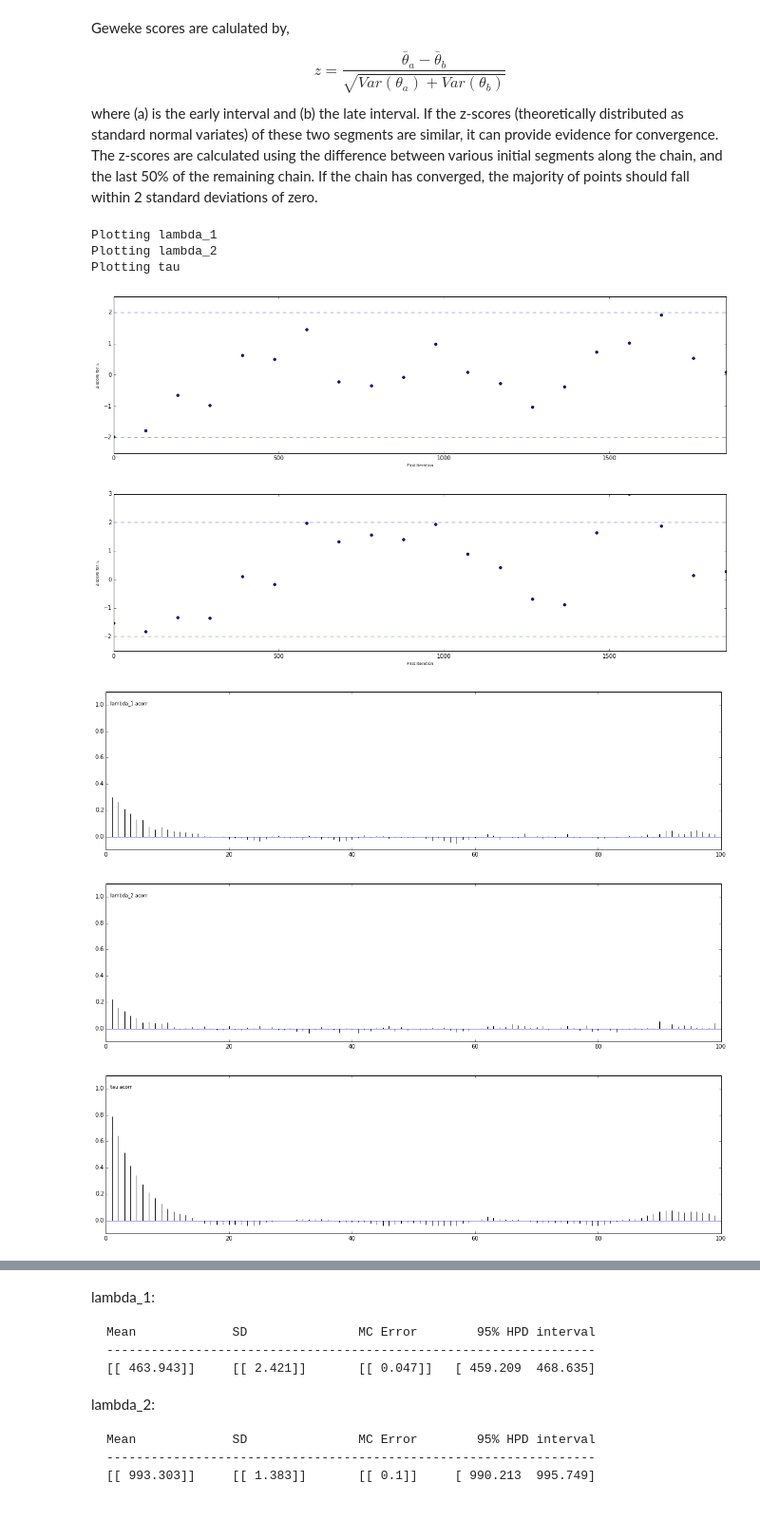
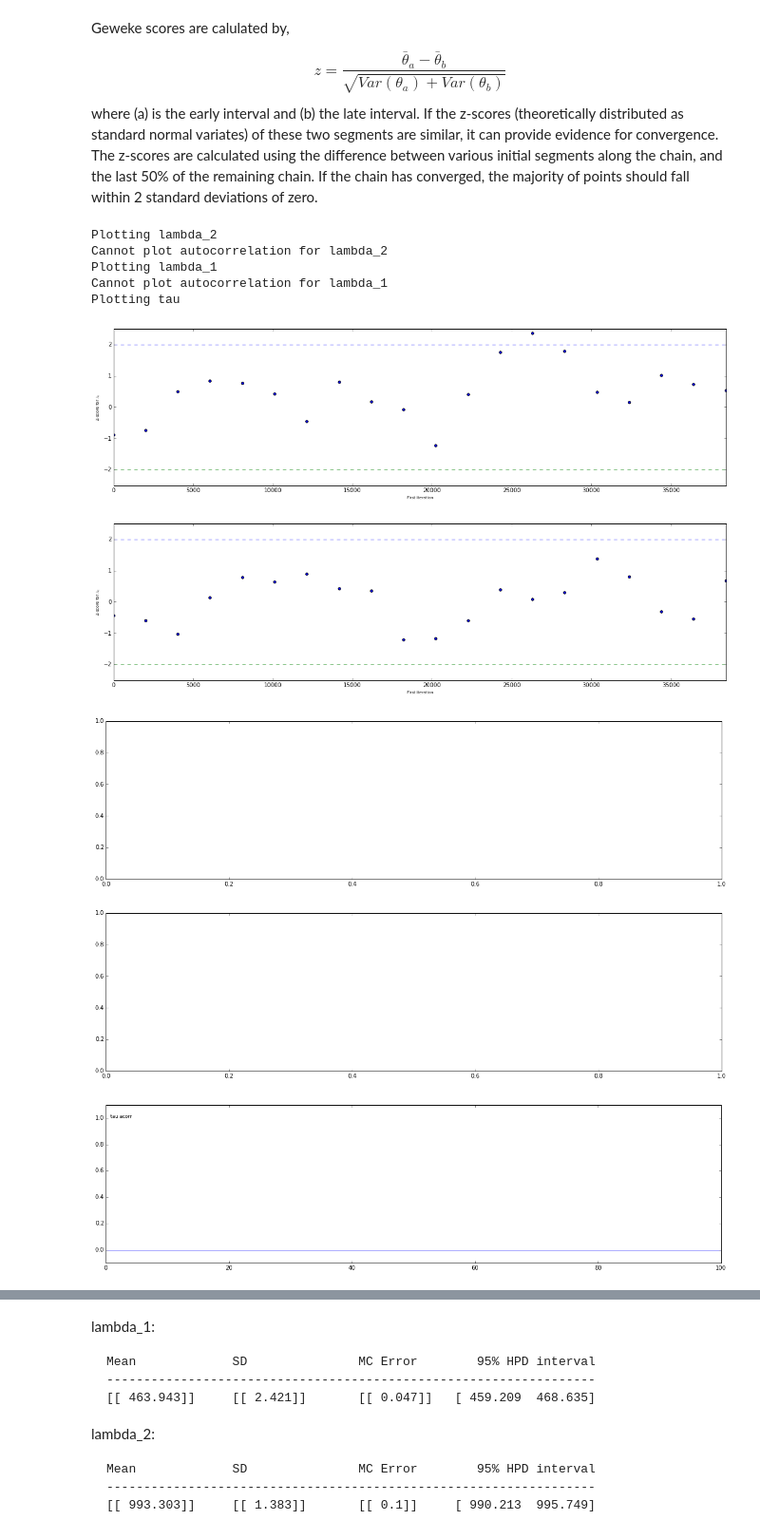
Before and after one commit to ceseale/Stats-Project, a Jupyter notebook: Stat Presentation.ipynb, the cells around one changed output, grey strips where cells are left out. Shown at 95% size. Cells and saved outputs as stored; diff of their text form; code cells hidden in the pictures.

```diff
--- a/Stat Presentation.ipynb
+++ b/Stat Presentation.ipynb
@@ -13,11 +17,14 @@ from numpy import array, concatenate, ones
 # %%
 figsize(19.5, 5.5)
-data_df = pd.read_csv('data/txtdata_full.csv')
+data_df = pd.read_csv('data/txtdata_y2k.csv')
 count_data = np.loadtxt("data/txtdata.csv")
+data_df = np.round(data_df, 0)
+count_data = np.round(count_data, 0)
 n_count_data = len(count_data)
 plt.bar(np.arange(n_count_data), count_data, color="#348ABD")
 plt.xlabel("Time (months)")
 plt.ylabel("number of people killed in terror attcks")
 plt.title("Has terrorist activity changed over time?")
 plt.xlim(0, n_count_data);
+data_df.nkill.hist(bins = 20)
 # %% [output]
@@ -103,0 +312,8 @@ single_tau_tau_samples = mcmc_single.trace('tau')[:]
+# %%
+lambda_1_samples = mcmc.trace('lambda_1')[:]
+lambda_2_samples = mcmc.trace('lambda_2')[:]
+tau_samples = mcmc.trace('tau')[:]
+
+uninfl_lambda_1_samples = uninfl_mcmc.trace('lambda_1')[:]
+uninfl_lambda_2_samples = uninfl_mcmc.trace('lambda_2')[:]
+uninfl_tau_samples = uninfl_mcmc.trace('tau')[:]
@@ -132,21 +371,23 @@ If the z-scores (theoretically distributed as standard normal variates) of these
 # %%
 figsize(19.5, 5)
 # # Calculate and plot Geweke scores
-trace = single_tau_lambda_1_samples
+trace = lambda_1_samples
 alpha_scores = pm.geweke(trace, intervals=20)
 pm.Matplot.geweke_plot(alpha_scores, '$\lambda_1$')
 
-trace = single_tau_lambda_2_samples
+trace = lambda_2_samples
 alpha_scores = pm.geweke(trace, intervals=20)
 pm.Matplot.geweke_plot(alpha_scores, '$\lambda_2$')
 
-pymc.Matplot.autocorrelation(mcmc_single)
+pymc.Matplot.autocorrelation(mcmc)
 # %% [output]
+Plotting lambda_2
+Cannot plot autocorrelation for lambda_2
 Plotting lambda_1
-Plotting lambda_2
+Cannot plot autocorrelation for lambda_1
 Plotting tau
-[figure, old version]
+[figure, new version]
-[figure, old version]
+[figure, new version]
-[figure, old version]
+[figure, new version]
-[figure, old version]
+[figure, new version]
-[figure, old version]
+[figure, new version]
```
Also changed, not shown: parts of 51 cells of this notebook.
